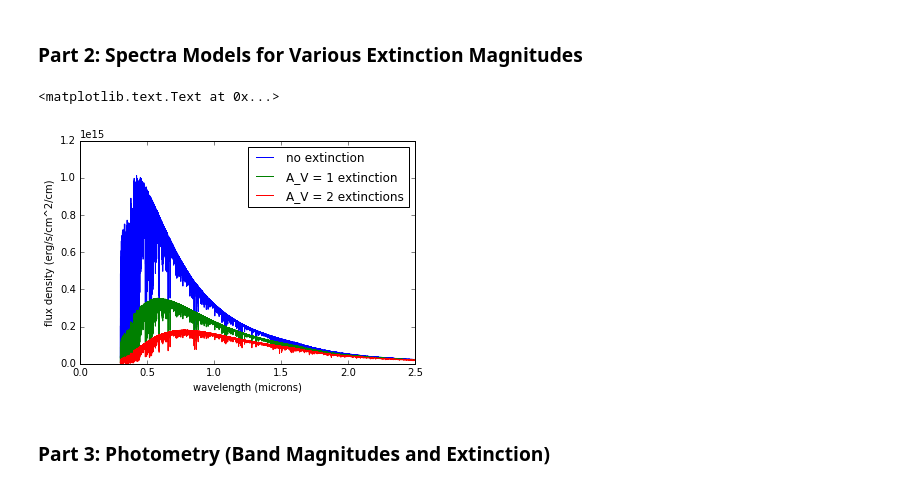
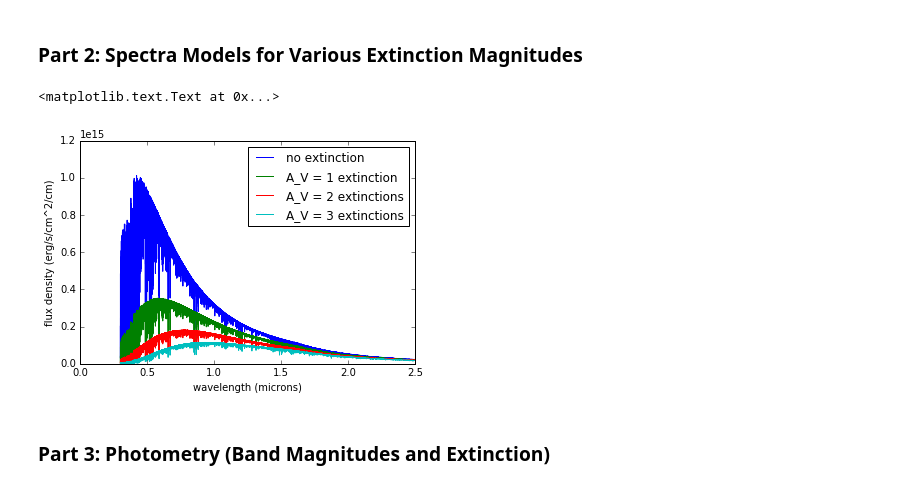
Before and after one commit to ojalae/initial-photometry, a Jupyter notebook: Photometry on Stellar Spectra (Units Converted).ipynb, the cells around one changed output. Cells and saved outputs as stored; diff of their text form; code cells hidden in the pictures.

```diff
--- a/Photometry on Stellar Spectra (Units Converted).ipynb
+++ b/Photometry on Stellar Spectra (Units Converted).ipynb
@@ -203,24 +203,27 @@ from astropy.io import fits
 # %% [markdown]
 ### Part 2: Spectra Models for Various Extinction Magnitudes
 # %%
-X=get_model('5700')[0]
-Y=get_model('5700')[1]
+model_wavelengths=get_model('5700')[0]
+model_spectrum=get_model('5700')[1]
 # %%
-AlAv=getFMext(1.0/X,3.1)
+AlAv=getFMext(1.0/model_wavelengths,3.1)
 #Use Z=Y*10.0**(-0.4*AlAv) for reddened spectra
 #Multiply exponent by desired magnitude of extinction
 # %%
-Z=Y*10.0**(-0.4*AlAv) #use reddened spectra as new initial spectra
+one_extinction=model_spectrum*10.0**(-0.4*AlAv) #use reddened spectra as new initial spectra
+two_extinctions=one_extinction*10.0**(-0.4*AlAv)
+three_extinctions=two_extinctions*10.0**(-0.4*AlAv)
+four_extinctions=three_extinctions*10.0**(-0.4*AlAv)
 # %%
-plt.plot(X,Y,label="no extinction")
-plt.plot(X,Y*10.0**(-0.4*AlAv),label="A_V = 1 extinction")
-plt.plot(X,Y*10.0**(-0.4*AlAv*2.0),label="A_V = 2 extinctions")
+plt.plot(model_wavelengths,model_spectrum,label="no extinction")
+plt.plot(model_wavelengths,one_extinction,label="A_V = 1 extinction")
+plt.plot(model_wavelengths,two_extinctions,label="A_V = 2 extinctions")
+plt.plot(model_wavelengths,three_extinctions,label="A_V = 3 extinctions")
 plt.legend()
 plt.xlabel("wavelength (microns)")
 plt.ylabel("flux density (erg/s/cm^2/cm)")
-#plot not doing what expected, looks scaled, not extinguished, before 0.5 microns
 # %% [output]
 <matplotlib.text.Text at 0x...>
-[figure, old version]
+[figure, new version]
 # %% [markdown]
 ### Part 3: Photometry (Band Magnitudes and Extinction)
```
Also changed, not shown: parts of 21 cells of this notebook.
